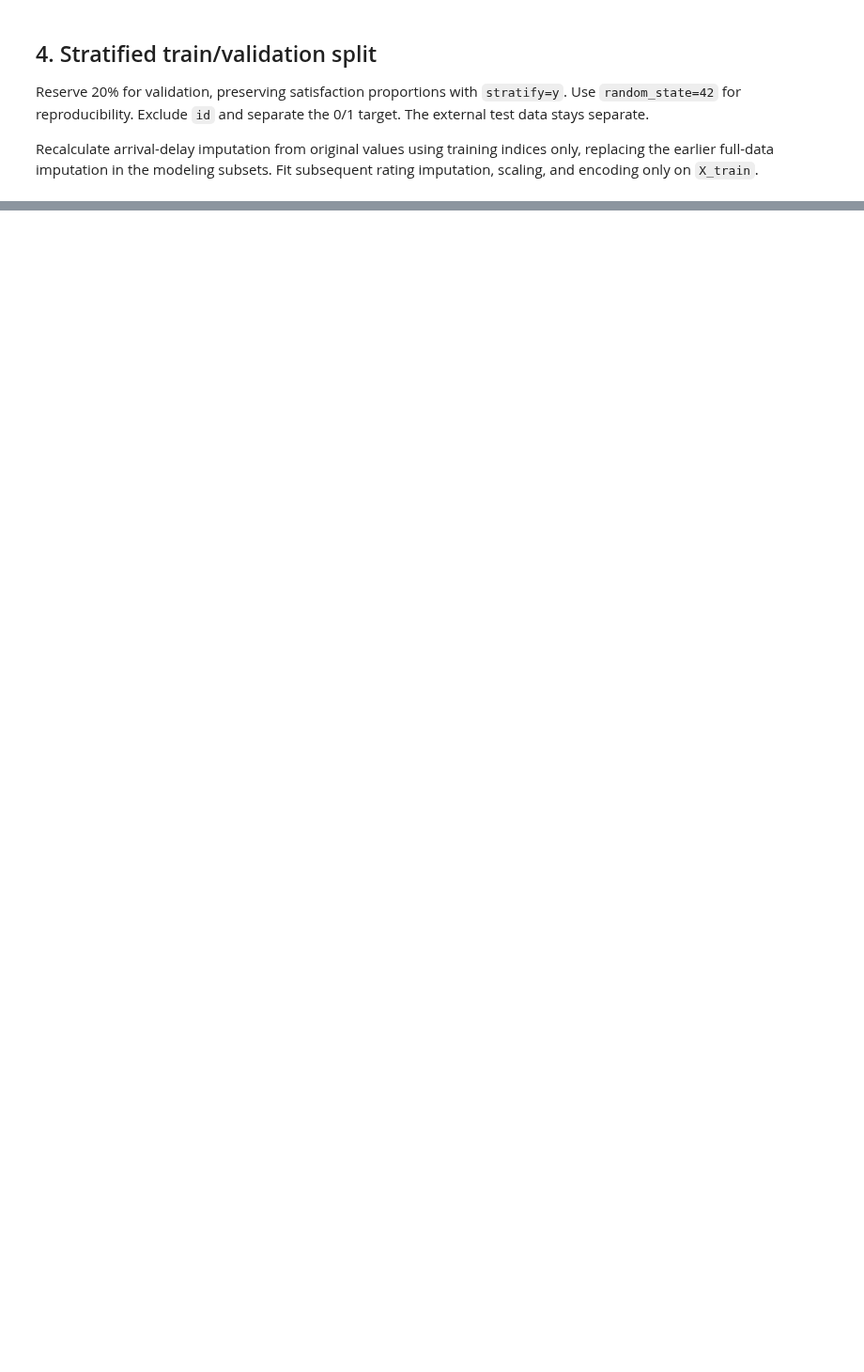
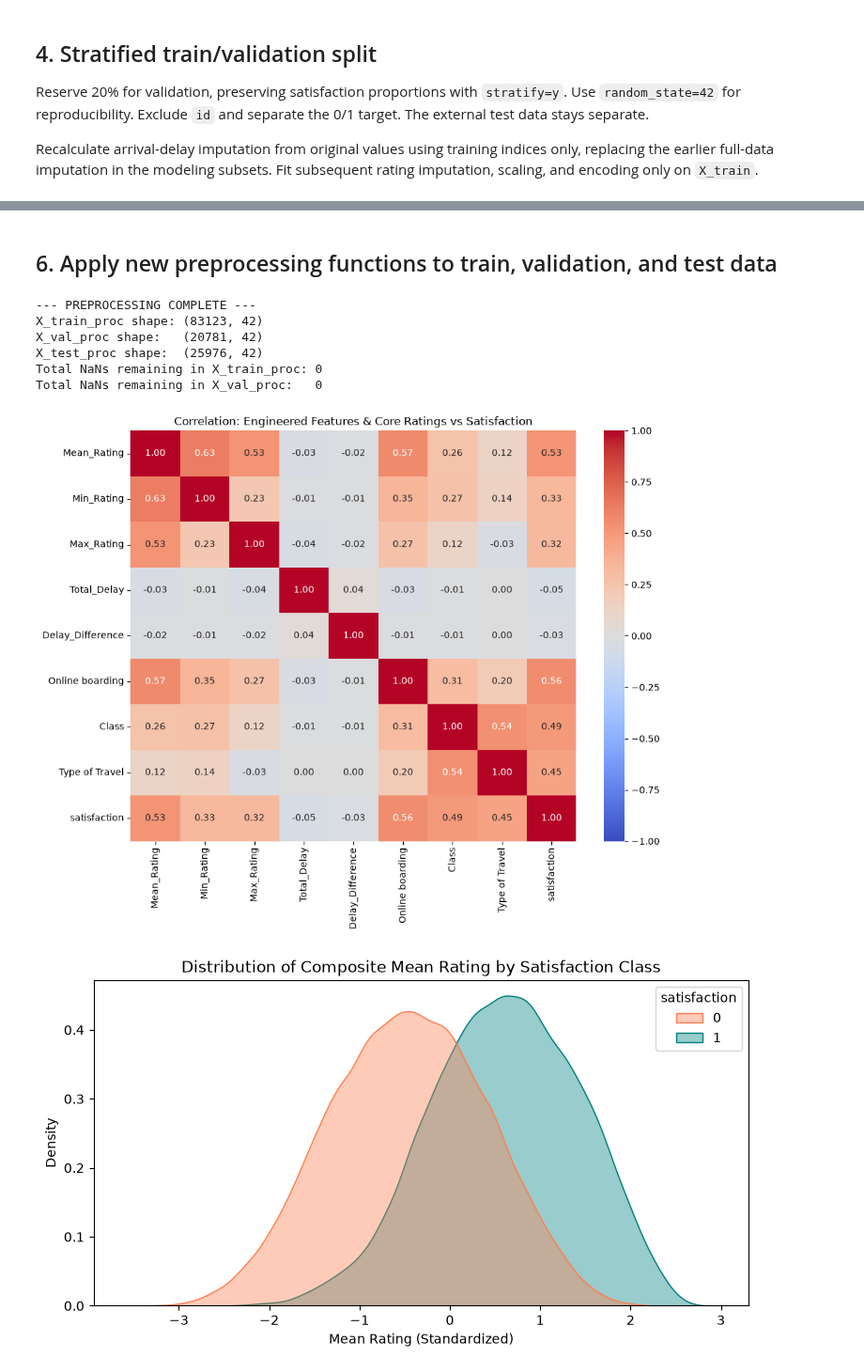
Before and after one commit to marwanelgharbawy/airline-satisfaction, a Jupyter notebook: notebooks/preprocessing.ipynb, the cells around one changed output, grey strips where cells are left out. Shown at 94% size. Drawn from its saved outputs; the diff is of its cells as text; code cells hidden in the pictures; blank space fills up the shorter version.

Commit message:
feat: implement remaining preprocessing

```diff
--- a/notebooks/preprocessing.ipynb
+++ b/notebooks/preprocessing.ipynb
@@ -161,0 +275,58 @@ X.head()
+# %% [markdown]
+## 6. Apply new preprocessing functions to train, validation, and test data
+# %%
+# run full preprocessing pipeline
+X_train_proc, X_val_proc, X_test_proc, scaler = run_full_preprocessing(
+    X_train, X_val, X_test
+)
+
+# verify pipeline
+print("--- PREPROCESSING COMPLETE ---")
+print(f"X_train_proc shape: {X_train_proc.shape}")
+print(f"X_val_proc shape:   {X_val_proc.shape}")
+print(f"X_test_proc shape:  {X_test_proc.shape if X_test_proc is not None else 'N/A'}")
+print(f"Total NaNs remaining in X_train_proc: {X_train_proc.isna().sum().sum()}")
+print(f"Total NaNs remaining in X_val_proc:   {X_val_proc.isna().sum().sum()}")
+# %% [output]
+--- PREPROCESSING COMPLETE ---
+X_train_proc shape: (83123, 42)
+X_val_proc shape:   (20781, 42)
+X_test_proc shape:  (25976, 42)
+Total NaNs remaining in X_train_proc: 0
+Total NaNs remaining in X_val_proc:   0
+# %%
+import matplotlib.pyplot as plt
+import seaborn as sns
+
+# Re-attach target temporarily for analysis
+df_analysis = X_train_proc.copy()
+df_analysis['satisfaction'] = y_train.values
+
+# 1. Heatmap: Core Engineered Features vs Satisfaction
+plt.figure(figsize=(10, 8))
+key_cols = [
+    'Mean_Rating', 'Min_Rating', 'Max_Rating',
+    'Total_Delay', 'Delay_Difference', 'Online boarding',
+    'Class', 'Type of Travel', 'satisfaction'
+]
+sns.heatmap(
+    df_analysis[key_cols].corr(),
+    annot=True, fmt='.2f', cmap='coolwarm', vmin=-1, vmax=1
+)
+plt.title("Correlation: Engineered Features & Core Ratings vs Satisfaction")
+plt.tight_layout()
+plt.show()
+
+# 2. KDE Plot: Scaled Mean Rating Separation
+plt.figure(figsize=(9, 4.5))
+sns.kdeplot(
+    data=df_analysis, x='Mean_Rating', hue='satisfaction',
+    common_norm=False, fill=True, palette={0: 'coral', 1: 'teal'}, alpha=0.4
+)
+plt.title("Distribution of Composite Mean Rating by Satisfaction Class")
+plt.xlabel("Mean Rating (Standardized)")
+plt.ylabel("Density")
+plt.show()
+# %% [output]
+[figure, added]
+[figure, added]
```
Also changed, not shown: parts of 11 cells of this notebook.
